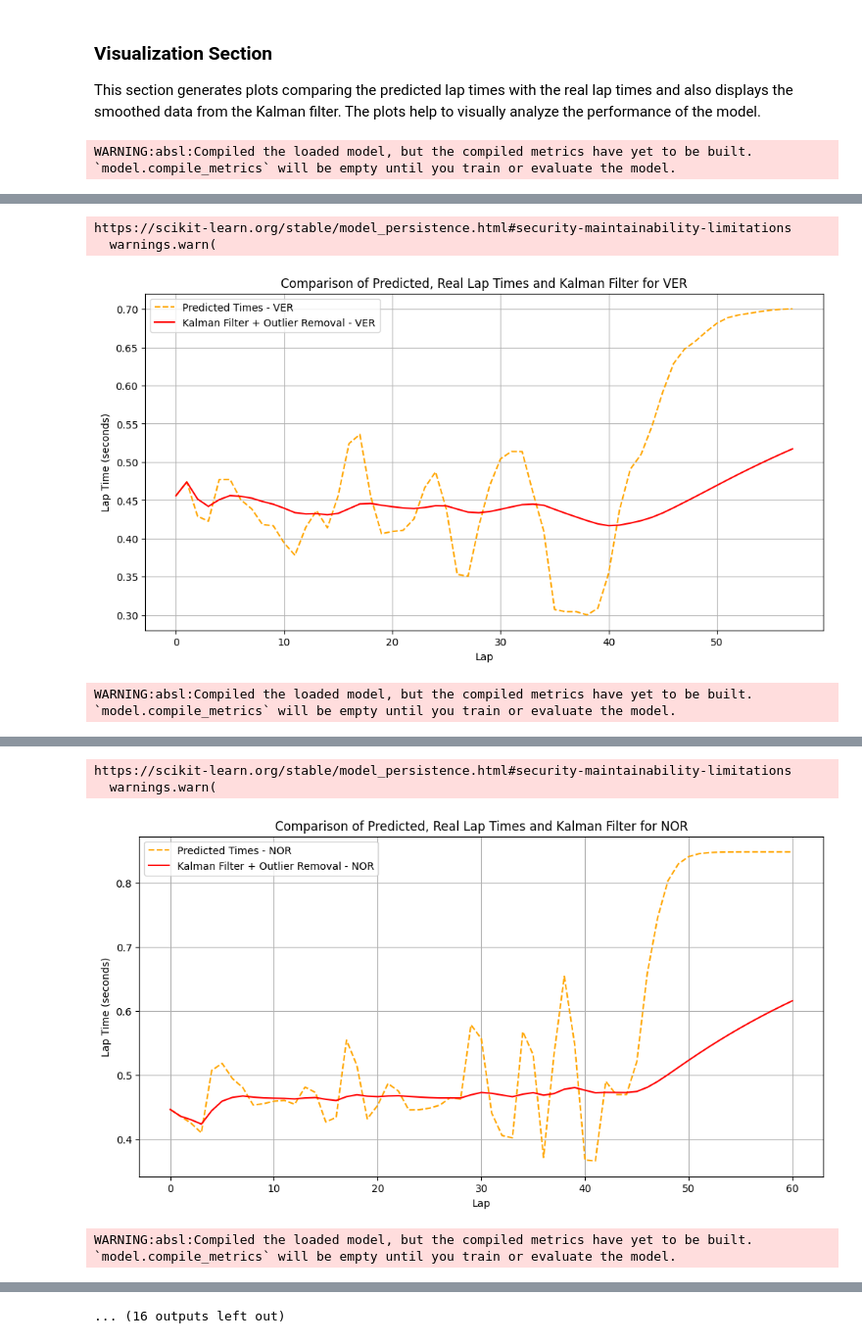
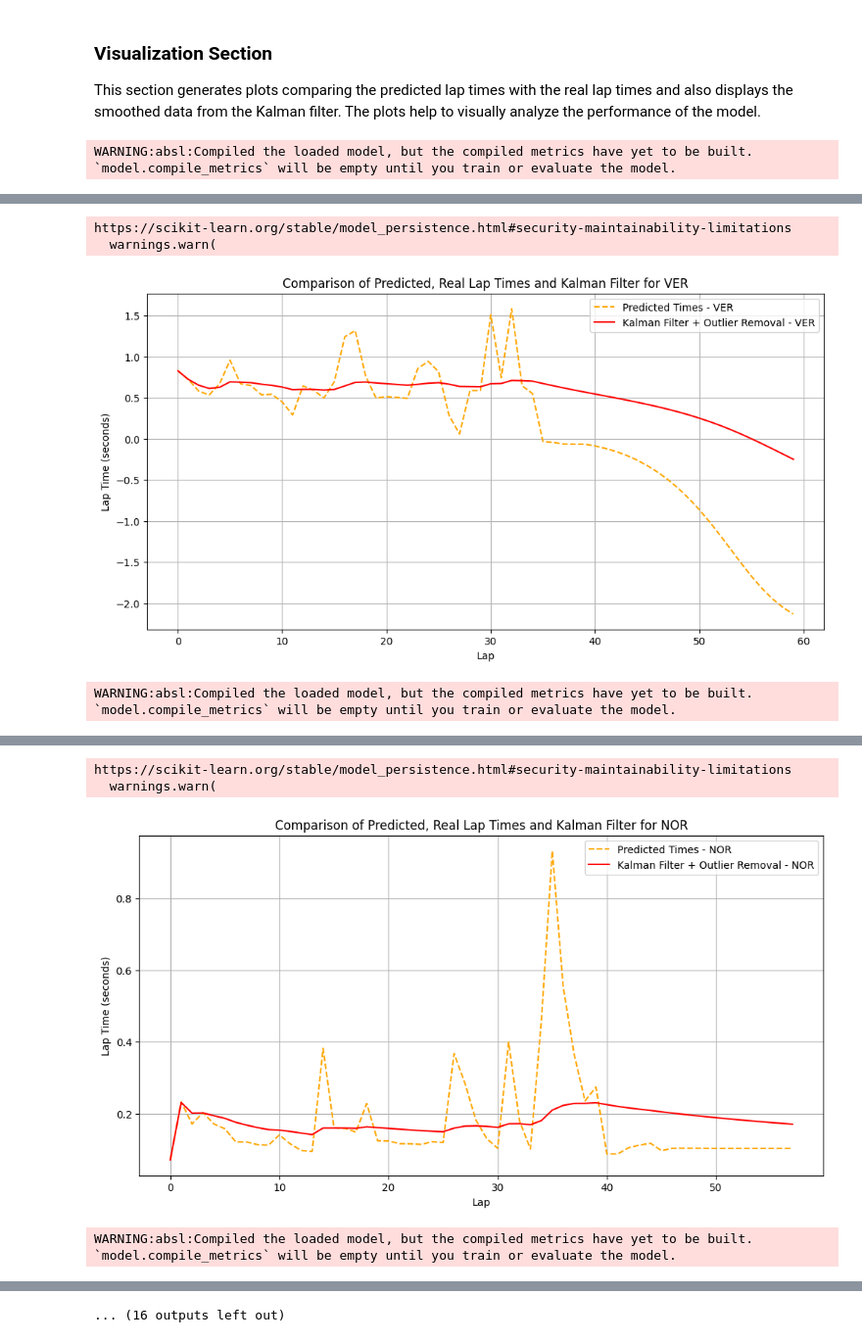
Before and after one commit to geoworldlook/F1_predict_model, a Jupyter notebook: prediction.ipynb, the cells around one changed output, grey strips where cells are left out. Shown: that part at 98% size. Cells and saved outputs as stored; diff of their text form; code cells hidden in the pictures.

```diff
--- a/prediction.ipynb
+++ b/prediction.ipynb
@@ -157,10 +157,10 @@ This function is used to reverse the scaling applied to the data, restoring it t
 # %%
 def inverse_scale_data(scaler, data, column_name):
     """
-    Restores original values from scaled data using MinMaxScaler.
+    Restores original values from scaled data using StandardScaler.
 
     Args:
-        scaler (MinMaxScaler): MinMaxScaler object that scaled the data.
+        scaler (StandardScaler): StandardScaler object that scaled the data.
         data (np.ndarray): Scaled data.
         column_name (str): The name of the column for which the data is being rescaled.
 
@@ -168,13 +168,10 @@ def inverse_scale_data(scaler, data, column_name):
         np.ndarray: Original values after inverse scaling.
     """
     column_index = scaler.feature_names_in_.tolist().index(column_name)
-
-    min_val = scaler.data_min_[column_index]
-    max_val = scaler.data_max_[column_index]
-
-    original_data = data * (max_val - min_val) + min_val
-
-    return original_data
+    column_scaler = StandardScaler()
+    column_scaler.mean_ = scaler.mean_[column_index]
+    column_scaler.scale_ = scaler.scale_[column_index]
+    return column_scaler.inverse_transform(data.reshape(-1, 1)).flatten()
 # %% [markdown]
 ## Sequence Creation Function
 
@@ -223,13 +220,16 @@ for type_objective in model_parametr_objective:
         model = tf.keras.models.load_model(f"/content/drive/MyDrive/F1_MODEL/with_points/model_v3/model_trained_with_best_hyperparams_and_race_data_{driver}_{type_objective}_points_huber.h5")
 
         # Load the training data for the driver, containing lap times for FP1, FP2, FP3, and qualifying sessions
-        train_data = pd.read_csv(f"/content/drive/MyDrive/F1_MODEL/with_points/2022_2024/singapur_fp1_fp2_fp3_q_{driver}.csv")
+        new_train_data = pd.read_csv(f"/content/drive/MyDrive/F1_MODEL/with_points/2022_2024/singapur_fp1_fp2_fp3_q_{driver}.csv")
 
         # Retrieve the sequence length for the driver's model (this value is predefined)
         seq_length = seq_length_map[driver]
 
         # Predict lap times for the entire race (all laps) based on training data
-        predicted_times = predict_full_race_times_manual(train_data, seq_length, total_laps)
+
+        ####Blad wynikajacy z danych, nie wiem dlaczego indexy są
+        new_train_data = new_train_data.drop(['Unnamed: 0'], axis=1)
+        predicted_times = predict_full_race_times_manual(new_train_data, seq_length, total_laps)
 
         # Apply the Kalman filter to the predicted lap times for noise reduction and outlier removal
         filtered_times_kalman = kalman_filter(predicted_times)
@@ -283,4 +283,4 @@ WARNING:absl:Compiled the loaded model, but the compiled metrics have yet to be
 https://scikit-learn.org/stable/model_persistence.html#security-maintainability-limitations
   warnings.warn(
-[figure, old version]
+[figure, new version]
 WARNING:absl:Compiled the loaded model, but the compiled metrics have yet to be built. `model.compile_metrics` will be empty until you train or evaluate the model.
@@ -305,4 +305,4 @@ WARNING:absl:Compiled the loaded model, but the compiled metrics have yet to be
 https://scikit-learn.org/stable/model_persistence.html#security-maintainability-limitations
   warnings.warn(
-[figure, old version]
+[figure, new version]
 WARNING:absl:Compiled the loaded model, but the compiled metrics have yet to be built. `model.compile_metrics` will be empty until you train or evaluate the model.
```
Also changed, not shown: parts of 2 cells of this notebook.
